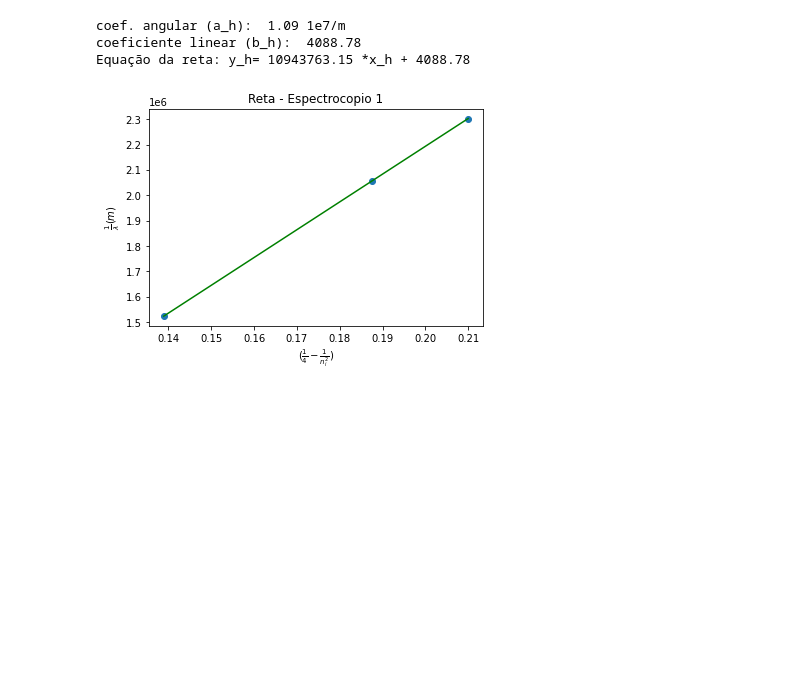
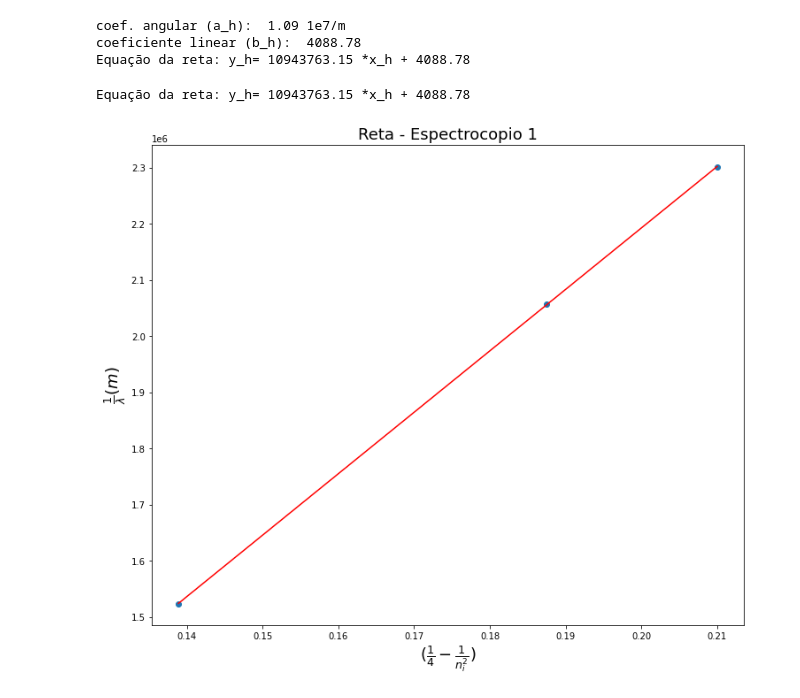
Before and after one commit to elizamelo/LabFis04, a Jupyter notebook: LabFis4Espectroscopia_0.ipynb, the cells around one changed output. Saved outputs shown, nothing was run; the diff lists cells and outputs as text; code cells hidden in the pictures; blank space fills up the shorter version.

```diff
--- a/LabFis4Espectroscopia_0.ipynb
+++ b/LabFis4Espectroscopia_0.ipynb
@@ -165,12 +170,14 @@ coef. angular (a_h):  1.09 1e7/m
 coeficiente linear (b_h):  4088.78
 Equação da reta: y_h= 10943763.15 *x_h + 4088.78
 # %%
-plt.figure()
-plt.plot(x_h, yhest, 'g', label = "fitted curve")
+print("Equação da reta: y_h=",np.round(a_h,2),"*x_h +", np.round(b_h,2))
+plt.figure(figsize=(12,10))
+plt.plot(x_h, yhest, 'r', label = "fitted curve")
 plt.scatter(x_h, y_h, label = "data")
-plt.xlabel(r'$(\frac{1}{4}-\frac{1}{n_{i}^{2}})$')
-plt.ylabel(r'$\frac{1}{\lambda}(m)$' )
-plt.title('Reta - Espectrocopio 1')
+plt.xlabel(r'$(\frac{1}{4}-\frac{1}{n_{i}^{2}})$',fontsize=18 )
+plt.ylabel(r'$\frac{1}{\lambda}(m)$',fontsize=18  )
+plt.title('Reta - Espectrocopio 1',fontsize=18 )
 plt.show()
 # %% [output]
+Equação da reta: y_h= 10943763.15 *x_h + 4088.78
-[figure, old version]
+[figure, new version]
```
Also changed, not shown: parts of 2 cells of this notebook.
